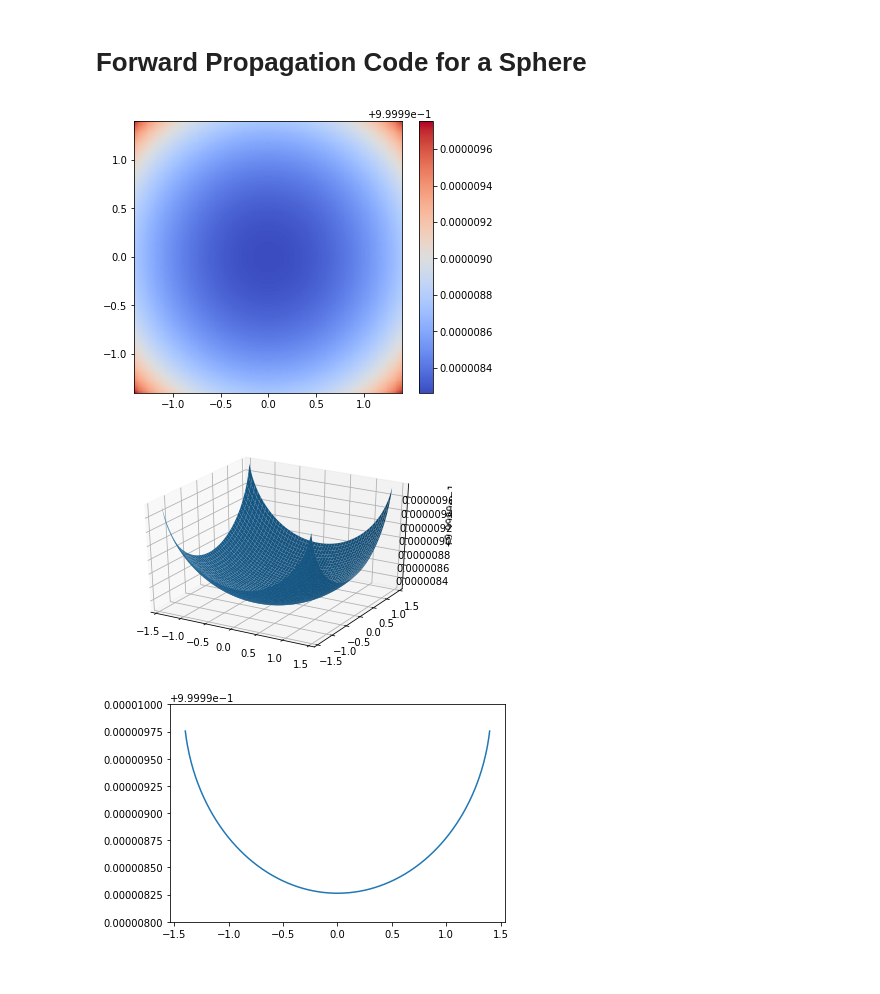
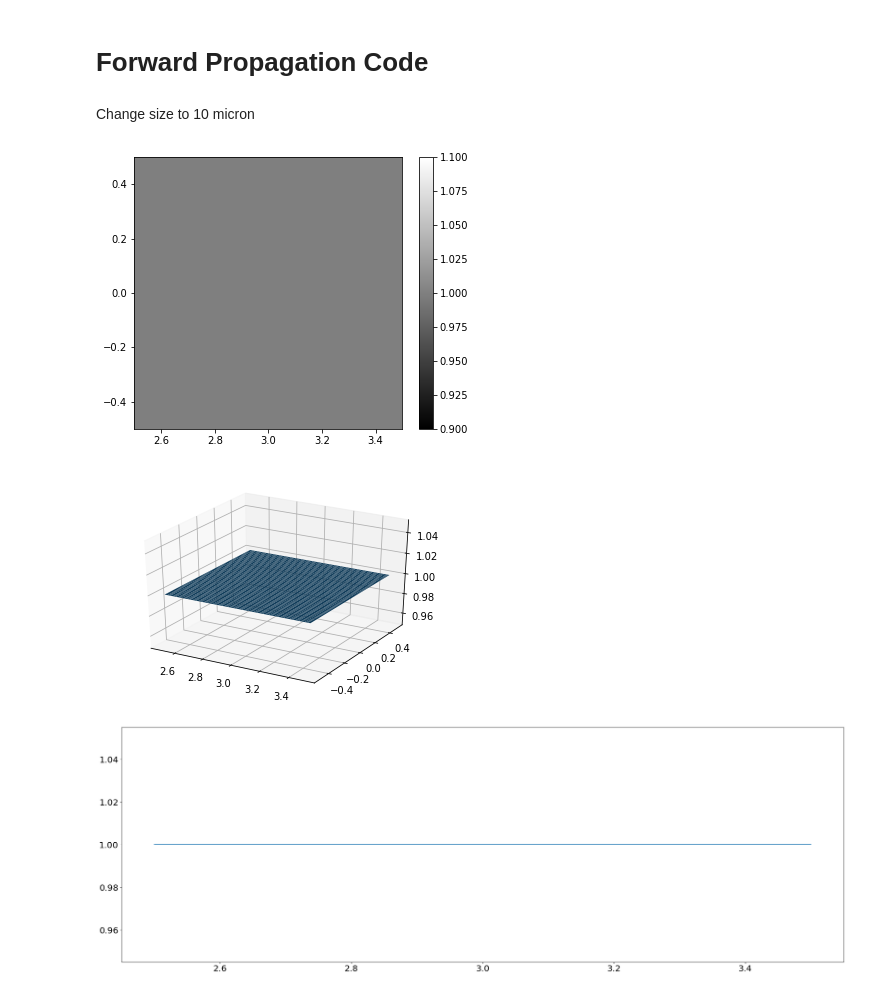
Before and after one commit to MSenani/X-Ray-Image-Reconstruction, a Jupyter notebook: Boon_Sphere_Reconstruction.ipynb, the cells around one changed output. Saved outputs shown, nothing was run; the diff lists cells and outputs as text; code cells hidden in the pictures.

```diff
--- a/Boon_Sphere_Reconstruction.ipynb
+++ b/Boon_Sphere_Reconstruction.ipynb
@@ -1,5 +1,5 @@
 # %% [markdown]
-# Forward Propagation Code for a Sphere
+# Forward Propagation Code
 # %%
 import numpy as np
 import matplotlib.pyplot as plt
@@ -207,3 +221,30 @@ def plot_intensity(data2, grid_params):
+# %% [markdown]
+Change size to 10 micron
+# %%
+# Run code
+
+intensity = 10 # in eV/(m^2)
+
+# Physical setup values
+sampling_params = [2.5, 3.5, -0.5, 0.5, 500, 500] # in um
+R = 2   # in um
+distance = 1e5      # in um
+hc= 1.23984193 # in eVum
+
+# n-Heptane values
+delta = 1.51026588E-05
+beta  = 3.45463604E-08
+nu1    = 1
+nu2    = 1 - delta
+r     = nu1 / nu2
+
+data = create_matrix(sampling_params, R, nu1, nu2, geometry=["cone", 4])
+data2 = screen(intensity, data, distance, beta, R, sampling_params)
+plot_intensity(data2, sampling_params)
+# %% [output]
+[figure, added]
+[figure, added]
+[figure, added]
 # %%
 def gaussian(x,mu,sigma):
     return 1/(np.sqrt(2*np.pi)*sigma)*np.exp( -( ((x-mu)/sigma)**2 )/2)
@@ -231,30 +272,3 @@ def makeGaussianHarmonics(E0, N_harmonics, N_samples, E_lim = None, sigmas = Non
     beam_profile /= sum(beam_profile) # normalize the profile
 
     return [energy_axis, beam_profile]
-# %%
-# Run code
-
-E = 5928.44775 # eV
-
-sampling_params = [-1.4, 1.4, -1.4, 1.4, 300, 300]
-R = 2
-intensity = 1
-distance = 1
-h = 6.64*(10**(-34))
-c = 299792458
-
-# n-Heptane values
-delta = 1.51026588E-05
-beta  = 3.45463604E-08
-nu1    = 1
-nu2    = 1 - delta
-r     = nu1 / nu2
-lambda_0 = h*c/E
-
-data = create_matrix(sampling_params, R, nu1, nu2)
-data2 = screen(intensity, data, distance, beta, R, sampling_params)
-plot_intensity(data2, sampling_params)
-# %% [output]
-[figure, removed]
-[figure, removed]
-[figure, removed]
```
Also changed, not shown: parts of 4 cells of this notebook.
